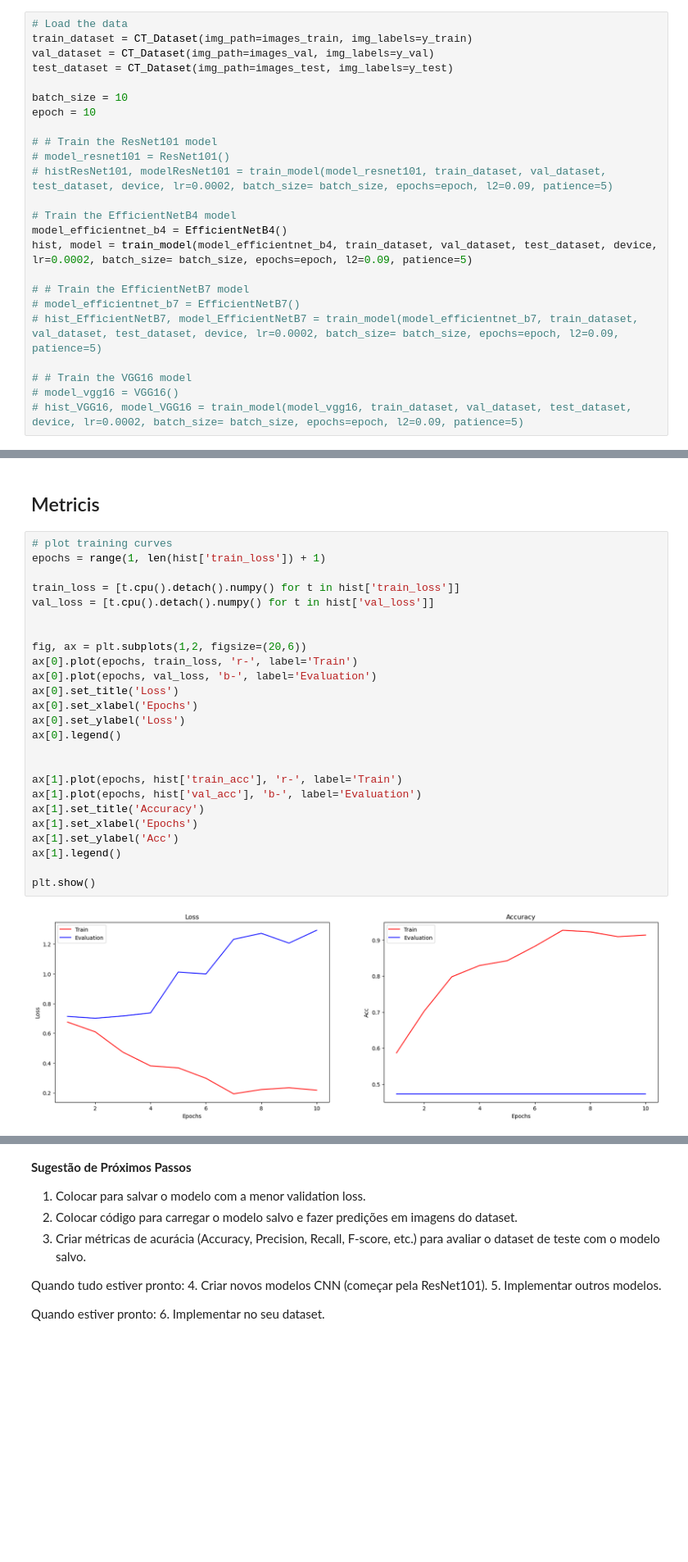
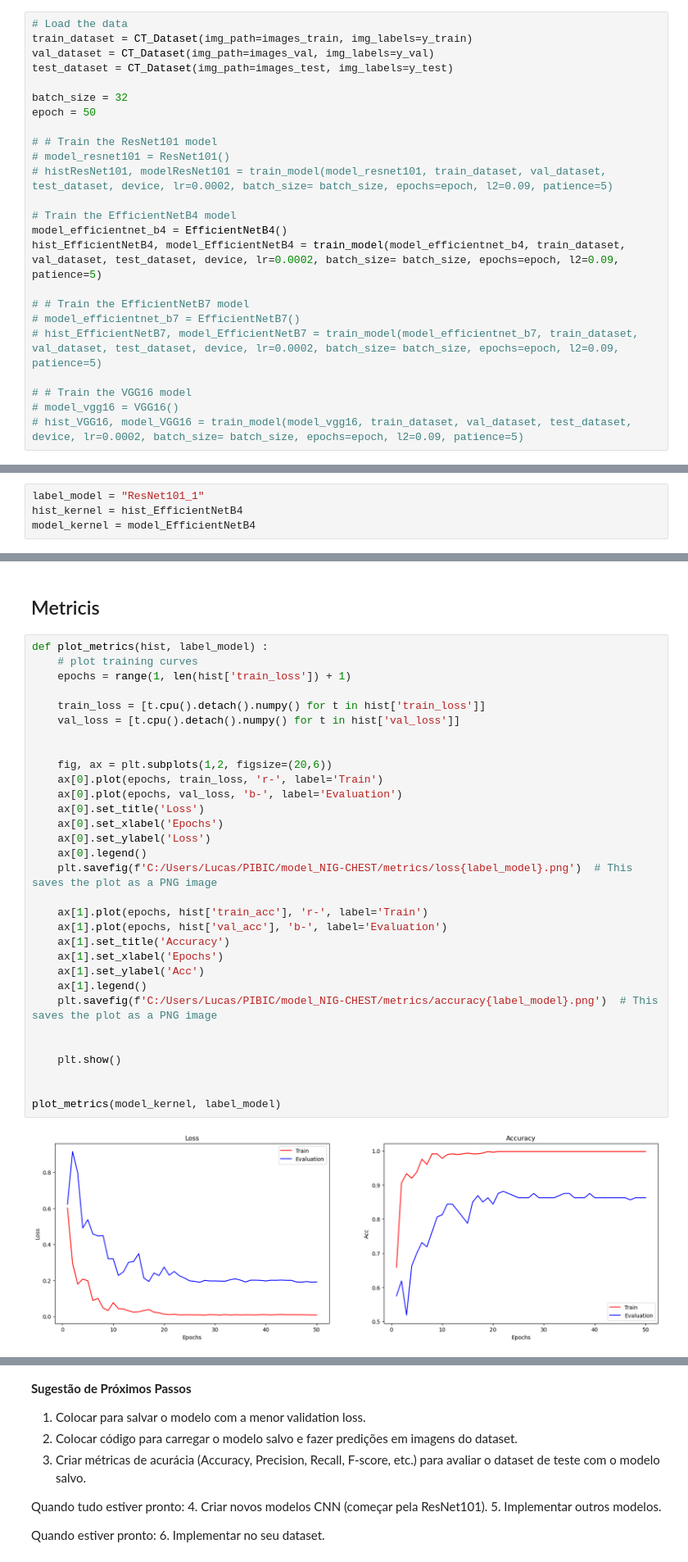
Before and after one commit to LucasLessa1/PIBIC, a Jupyter notebook: image-classification-using-pytorch.ipynb, the cells around one changed output, grey strips where cells are left out. Shown at 82% size. Saved outputs shown, nothing was run; the diff lists cells and outputs as text; blank space fills up the shorter version.

Commit message:
Kernel automation; Save plots and save metrics

```diff
--- a/image-classification-using-pytorch.ipynb
+++ b/image-classification-using-pytorch.ipynb
@@ -480,8 +477,8 @@ train_dataset = CT_Dataset(img_path=images_train, img_labels=y_train)
 val_dataset = CT_Dataset(img_path=images_val, img_labels=y_val)
 test_dataset = CT_Dataset(img_path=images_test, img_labels=y_test)
 
-batch_size = 10
-epoch = 10
+batch_size = 32
+epoch = 50
 
 # # Train the ResNet101 model
 # model_resnet101 = ResNet101()
@@ -489,7 +486,7 @@ epoch = 10
 
 # Train the EfficientNetB4 model
 model_efficientnet_b4 = EfficientNetB4()
-hist, model = train_model(model_efficientnet_b4, train_dataset, val_dataset, test_dataset, device, lr=0.0002, batch_size= batch_size, epochs=epoch, l2=0.09, patience=5)
+hist_EfficientNetB4, model_EfficientNetB4 = train_model(model_efficientnet_b4, train_dataset, val_dataset, test_dataset, device, lr=0.0002, batch_size= batch_size, epochs=epoch, l2=0.09, patience=5)
 
 # # Train the EfficientNetB7 model
 # model_efficientnet_b7 = EfficientNetB7()
@@ -515,2 +516,6 @@ Test Accuracy:  0.47333333333333333
+# %%
+label_model = "ResNet101_1"
+hist_kernel = hist_EfficientNetB4
+model_kernel = model_EfficientNetB4
 # %%
 # torch.save(model.state_dict(), 'C:/Users/Lucas/PIBIC/model_NIG-CHEST/trained_model.pth')
@@ -521,32 +526,38 @@ torch.save(model.state_dict(), 'C:/Users/Lucas/PIBIC/model_NIG-CHEST/trained_mod
 # %% [markdown]
 ## Metricis
 # %%
-# plot training curves
-epochs = range(1, len(hist['train_loss']) + 1)
+def plot_metrics(hist, label_model) :
+    # plot training curves
+    epochs = range(1, len(hist['train_loss']) + 1)
 
-train_loss = [t.cpu().detach().numpy() for t in hist['train_loss']]
-val_loss = [t.cpu().detach().numpy() for t in hist['val_loss']]
+    train_loss = [t.cpu().detach().numpy() for t in hist['train_loss']]
+    val_loss = [t.cpu().detach().numpy() for t in hist['val_loss']]
 
 
-fig, ax = plt.subplots(1,2, figsize=(20,6))
-ax[0].plot(epochs, train_loss, 'r-', label='Train')
-ax[0].plot(epochs, val_loss, 'b-', label='Evaluation')
-ax[0].set_title('Loss')
-ax[0].set_xlabel('Epochs')
-ax[0].set_ylabel('Loss')
-ax[0].legend()
+    fig, ax = plt.subplots(1,2, figsize=(20,6))
+    ax[0].plot(epochs, train_loss, 'r-', label='Train')
+    ax[0].plot(epochs, val_loss, 'b-', label='Evaluation')
+    ax[0].set_title('Loss')
+    ax[0].set_xlabel('Epochs')
+    ax[0].set_ylabel('Loss')
+    ax[0].legend()
+    plt.savefig(f'C:/Users/Lucas/PIBIC/model_NIG-CHEST/metrics/loss{label_model}.png')  # This saves the plot as a PNG image
+
+    ax[1].plot(epochs, hist['train_acc'], 'r-', label='Train')
+    ax[1].plot(epochs, hist['val_acc'], 'b-', label='Evaluation')
+    ax[1].set_title('Accuracy')
+    ax[1].set_xlabel('Epochs')
+    ax[1].set_ylabel('Acc')
+    ax[1].legend()
+    plt.savefig(f'C:/Users/Lucas/PIBIC/model_NIG-CHEST/metrics/accuracy{label_model}.png')  # This saves the plot as a PNG image
 
 
-ax[1].plot(epochs, hist['train_acc'], 'r-', label='Train')
-ax[1].plot(epochs, hist['val_acc'], 'b-', label='Evaluation')
-ax[1].set_title('Accuracy')
-ax[1].set_xlabel('Epochs')
-ax[1].set_ylabel('Acc')
-ax[1].legend()
+    plt.show()
 
-plt.show()
+
+plot_metrics(model_kernel, label_model)
 # %% [output]
-[figure, old version]
+[figure, new version]
 # %%
 def calculate_metrics(model, test_dataset, device, plot_images=False):
     # Initialize variables to store predictions and ground truth
```
Also changed, not shown: parts of 7 cells of this notebook.
